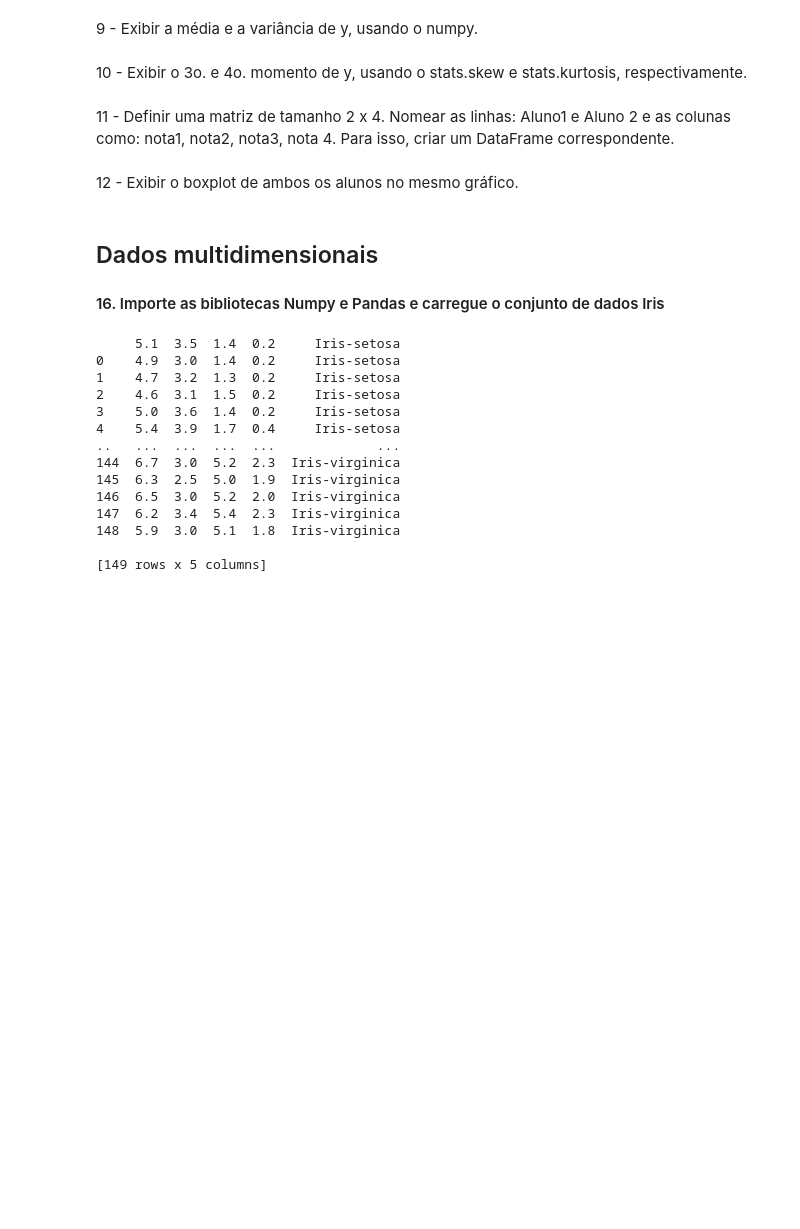
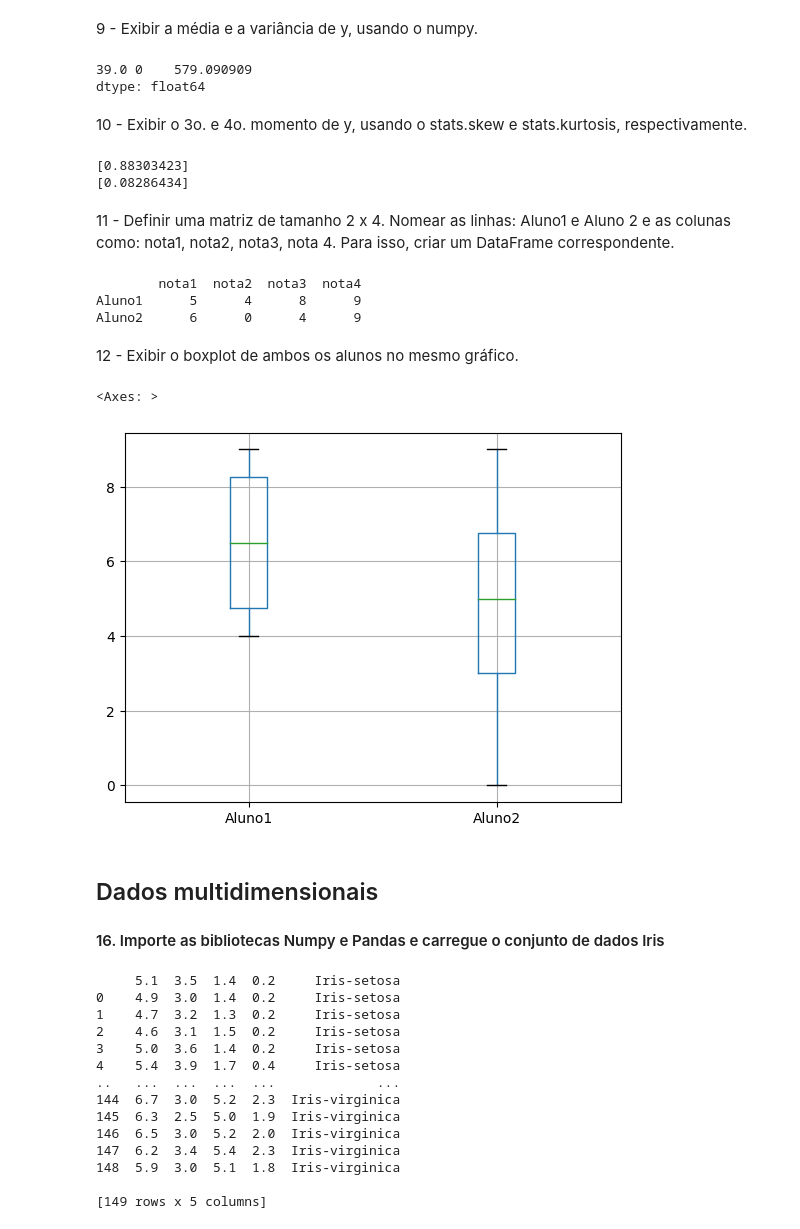
Before and after one commit to Roger0Souza/Data-Science, a Jupyter notebook: Exercicios/Ex1.ipynb, the cells around one changed output. Drawn from its saved outputs; the diff is of its cells as text; code cells hidden in the pictures; blank space fills up the shorter version.

```diff
--- a/Exercicios/Ex1.ipynb
+++ b/Exercicios/Ex1.ipynb
@@ -103,11 +132,41 @@ Utilize para isso o comando describe.
 # %% [markdown]
 9 - Exibir a média e a variância de y, usando o numpy.
+# %%
+np.var(x)
+tt = np.mean(x)
+print(tt, np.var(y))
+# %% [output]
+39.0 0    579.090909
+dtype: float64
 # %% [markdown]
 10 - Exibir o 3o. e 4o. momento de y, usando o stats.skew e stats.kurtosis, respectivamente.
+# %%
+print(skew(y))
+print(kurtosis(y))
+# %% [output]
+[0.88303423]
+[0.08286434]
 # %% [markdown]
 11 - Definir uma matriz de tamanho 2 x 4. Nomear as linhas: Aluno1 e Aluno 2 e as colunas como: nota1, nota2, nota3, nota 4. Para isso, criar um DataFrame correspondente.
+# %%
+a = ([5,4,8,9],[6,0,4,9])
+b = pd.DataFrame(a)
+columns = ['nota1','nota2','nota3','nota4']
+
+b.columns = columns
+b.index = ['Aluno1', 'Aluno2']
+print(b)
+# %% [output]
+        nota1  nota2  nota3  nota4
+Aluno1      5      4      8      9
+Aluno2      6      0      4      9
 # %% [markdown]
 12 - Exibir o boxplot de ambos os alunos no mesmo gráfico.
+# %%
+b.T.boxplot()
+# %% [output]
+<Axes: >
+[figure, added]
 # %% [markdown]
 ## Dados multidimensionais
 
```
Also changed, not shown: parts of 10 cells of this notebook, 2 other files.
